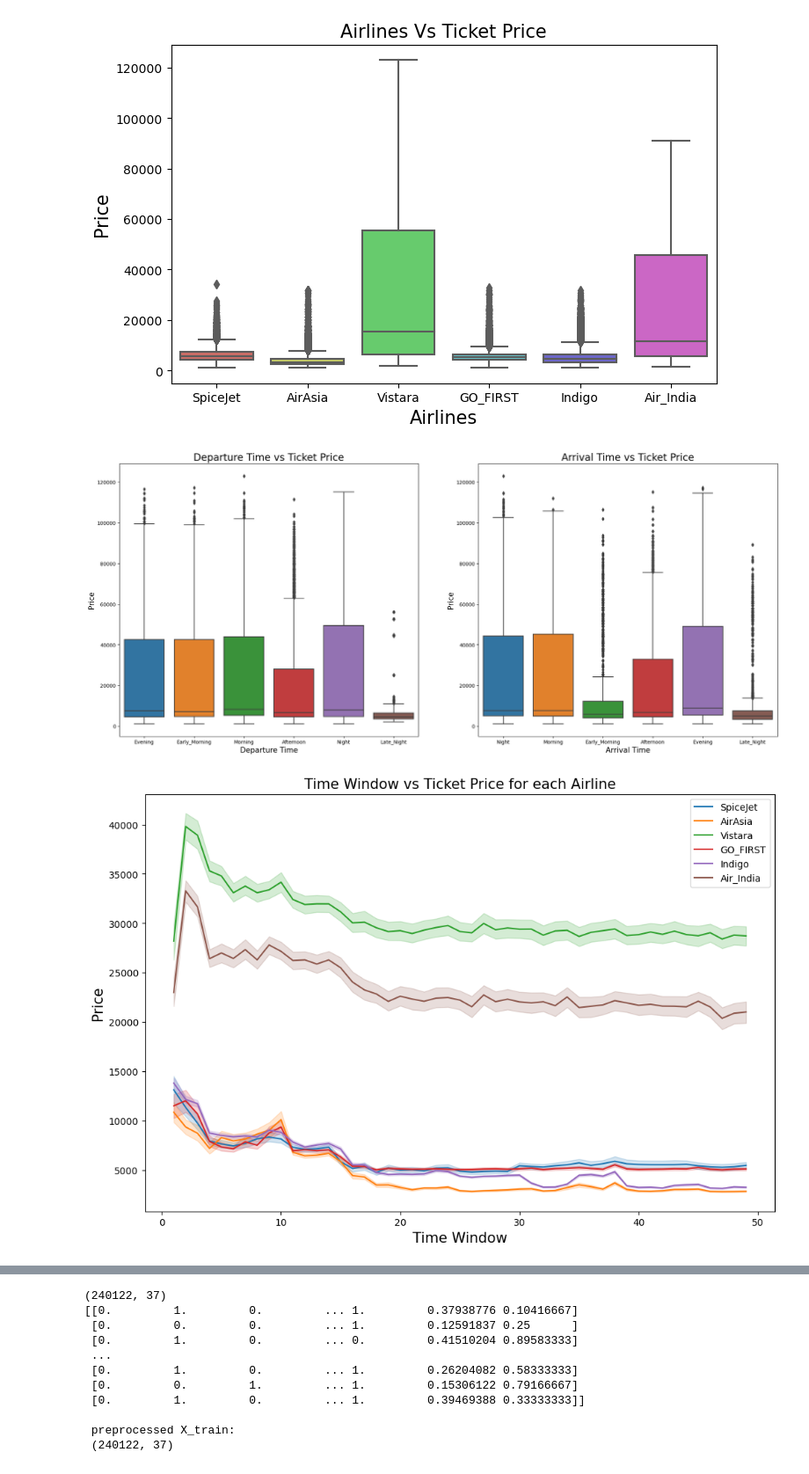
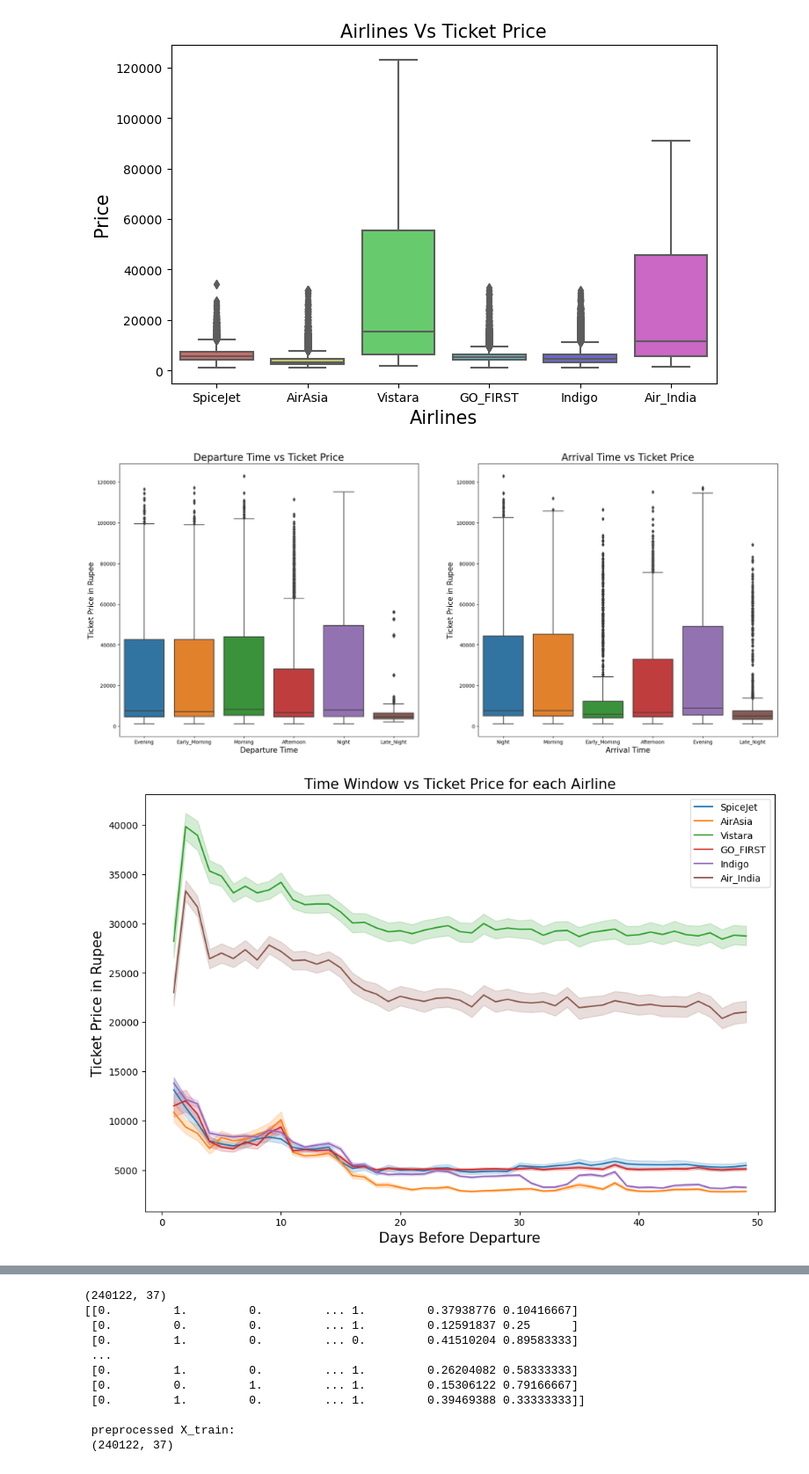
Before and after one commit to urspuc/Flight-Prices, a Jupyter notebook: src/DATA1030-Flight-Prices.ipynb, the cells around one changed output, grey strips where cells are left out. Shown at 88% size. Drawn from its saved outputs; the diff is of its cells as text; code cells hidden in the pictures.

```diff
--- a/src/DATA1030-Flight-Prices.ipynb
+++ b/src/DATA1030-Flight-Prices.ipynb
@@ -62,3 +62,7 @@ duration            float64
 days_left             int64
 price                 int64
 dtype: object
+# %%
+#drop useless column Unnamed:0
+df1=df1.drop('Unnamed: 0',axis=1)
+df1
@@ -135,25 +235,25 @@ plt.subplot(1,2,1)
 sns.boxplot(x='departure_time',y='price',data=df1)
 plt.title('Departure Time vs Ticket Price',fontsize=20)
 plt.xlabel('Departure Time',fontsize=15)
-plt.ylabel('Price',fontsize=15)
+plt.ylabel('Ticket Price in Rupee',fontsize=15)
 plt.subplot(1,2,2)
 sns.boxplot(x='arrival_time',y='price',data=df1)
 plt.title('Arrival Time vs Ticket Price',fontsize=20)
 plt.xlabel('Arrival Time',fontsize=15)
-plt.ylabel('Price',fontsize=15)
+plt.ylabel('Ticket Price in Rupee',fontsize=15)
 plt.show()
 # %% [output]
-[figure, old version]
+[figure, new version]
 # %%
 plt.figure(figsize=(12,8))
 sns.lineplot(data=df1,x='days_left',y='price',hue='airline')
 plt.title('Time Window vs Ticket Price for each Airline',fontsize=15)
 plt.legend()
-plt.xlabel('Time Window',fontsize=15)
-plt.ylabel('Price',fontsize=15)
+plt.xlabel('Days Before Departure',fontsize=15)
+plt.ylabel('Ticket Price in Rupee',fontsize=15)
 plt.show()
 # %% [output]
-[figure, old version]
+[figure, new version]
 # %%
 df_temp = df1.groupby(['duration'])['price'].mean().reset_index()
 
```
Also changed, not shown: parts of 24 cells of this notebook, 13 other files.
